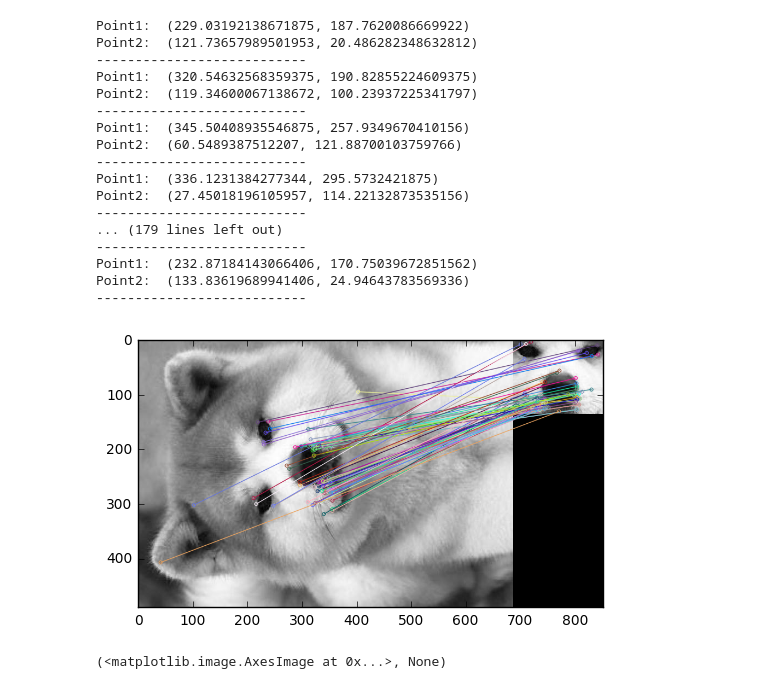
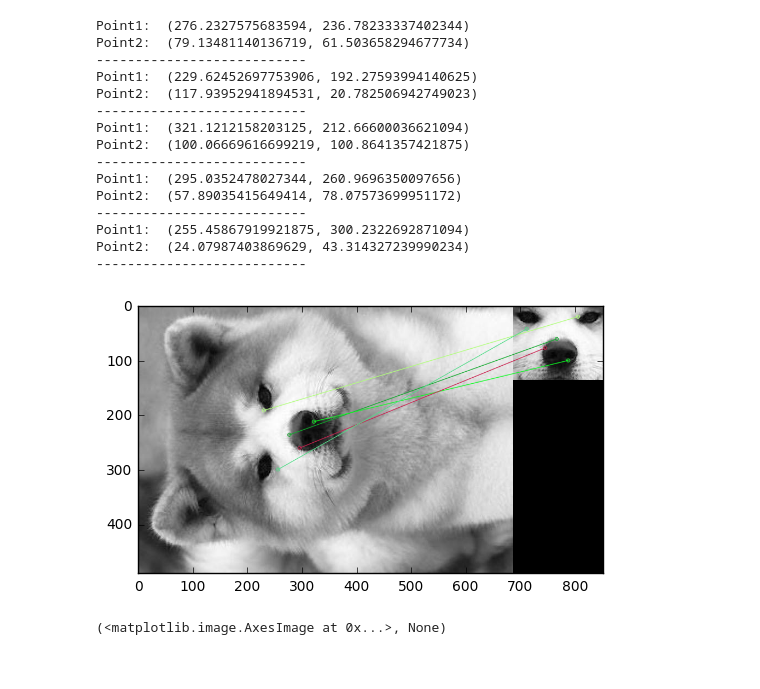
Before and after one commit to lzts/visual-teach-and-repeat, a Jupyter notebook: get_coords_from_match.ipynb, the cells around one changed output. Cells and saved outputs as stored; diff of their text form; code cells hidden in the pictures.

```diff
--- a/get_coords_from_match.ipynb
+++ b/get_coords_from_match.ipynb
@@ -10,45 +10,43 @@ img2 = cv2.imread('akita-mini.PNG', 0)  # trainImage
 sift = cv2.xfeatures2d.SIFT_create()
 
 # find the keypoints and descriptors with SIFT
 kp1, des1 = sift.detectAndCompute(img1, None)
 kp2, des2 = sift.detectAndCompute(img2, None)
 
 # BFMatcher with default params
 bf = cv2.BFMatcher()
 matches = bf.knnMatch(des1, des2, k=2)
 
 # Apply ratio test
 good = []
 for m, n in matches:
-    if m.distance < 0.7 * n.distance:
+    if m.distance < 0.1 * n.distance:
         good.append([m])
 
 for dmatch in good:
     point1 = kp1[dmatch[0].queryIdx].pt
     point2 = kp2[dmatch[0].trainIdx].pt
     print('Point1: ',point1)
     print('Point2: ',point2)
     print('---------------------------')
 
 img3 = cv2.drawMatchesKnn(img1, kp1, img2, kp2, good, 4, flags=2)
 plt.imshow(img3), plt.show()
 # %% [output]
-Point1:  (229.03192138671875, 187.7620086669922)
-Point2:  (121.73657989501953, 20.486282348632812)
+Point1:  (276.2327575683594, 236.78233337402344)
+Point2:  (79.13481140136719, 61.503658294677734)
 ---------------------------
-Point1:  (320.54632568359375, 190.82855224609375)
-Point2:  (119.34600067138672, 100.23937225341797)
+Point1:  (229.62452697753906, 192.27593994140625)
+Point2:  (117.93952941894531, 20.782506942749023)
 ---------------------------
-Point1:  (345.50408935546875, 257.9349670410156)
-Point2:  (60.5489387512207, 121.88700103759766)
+Point1:  (321.1212158203125, 212.66600036621094)
+Point2:  (100.06669616699219, 100.8641357421875)
 ---------------------------
-Point1:  (336.1231384277344, 295.5732421875)
-Point2:  (27.45018196105957, 114.22132873535156)
+Point1:  (295.0352478027344, 260.9696350097656)
+Point2:  (57.89035415649414, 78.07573699951172)
 ---------------------------
-... (179 lines left out)
+Point1:  (255.45867919921875, 300.2322692871094)
+Point2:  (24.07987403869629, 43.314327239990234)
 ---------------------------
-Point1:  (232.87184143066406, 170.75039672851562)
-Point2:  (133.83619689941406, 24.94643783569336)
----------------------------
-[figure, old version]
+[figure, new version]
 (<matplotlib.image.AxesImage at 0x...>, None)
```
Also changed, not shown: 1 other file.
